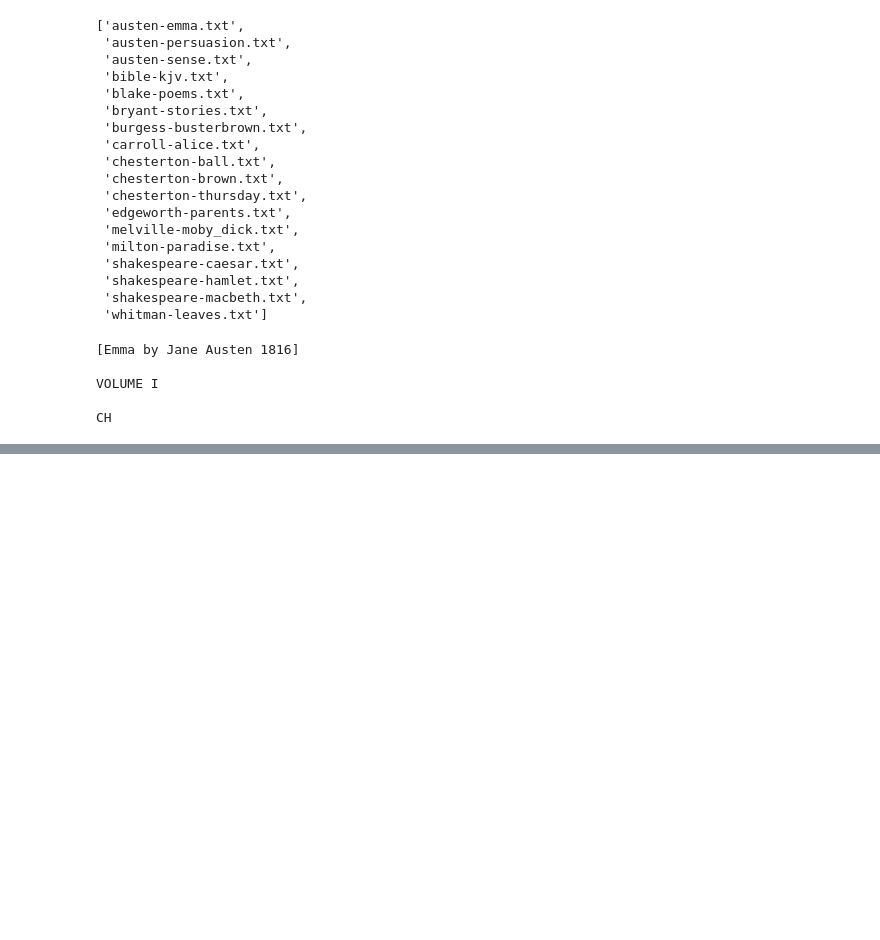
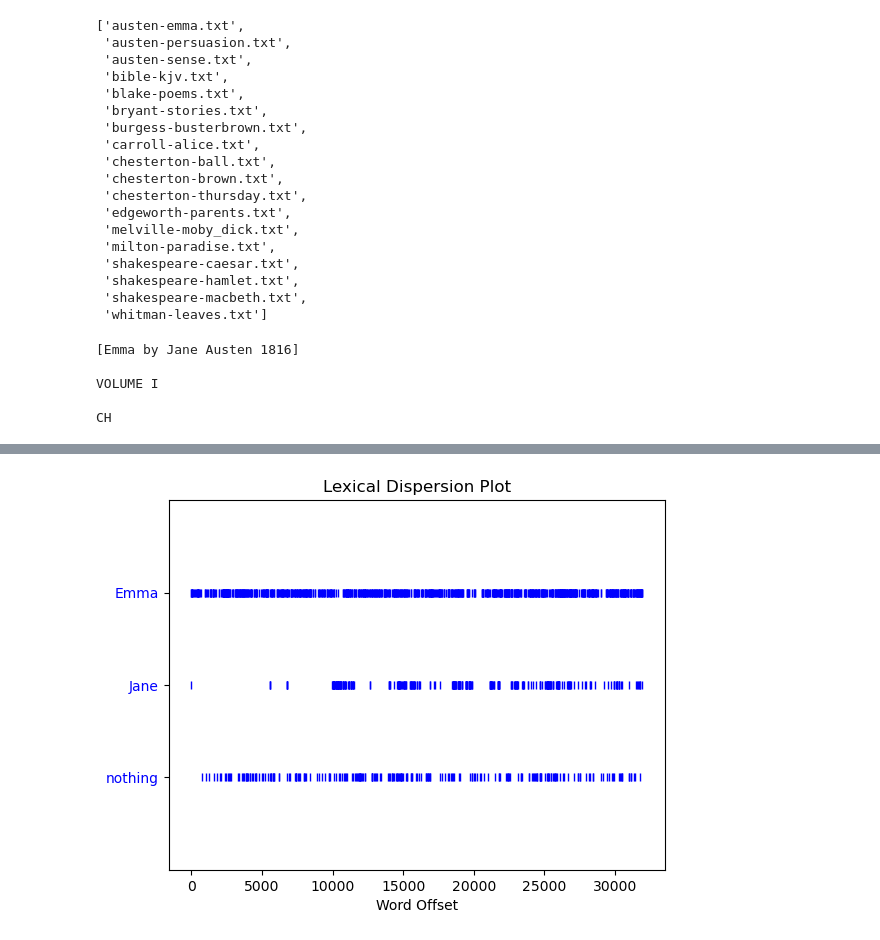
Before and after one commit to yeonhwa88/aidiary, a Jupyter notebook: source/10_자연어처리/ch01_NLTK자연어처리 패키지.ipynb, the cells around one changed output, grey strips where cells are left out. Drawn from its saved outputs; the diff is of its cells as text; code cells hidden in the pictures; blank space fills up the shorter version.

```diff
--- a/source/10_자연어처리/ch01_NLTK자연어처리 패키지.ipynb
+++ b/source/10_자연어처리/ch01_NLTK자연어처리 패키지.ipynb
@@ -195,0 +244,4 @@ NameError: name 'emma_tags' is not defined
+# %%
+emma_text.dispersion_plot(['Emma', 'Jane', 'nothing'])
+# %% [output]
+[figure, added]
```
Also changed, not shown: parts of 44 cells of this notebook, 13 other files.
